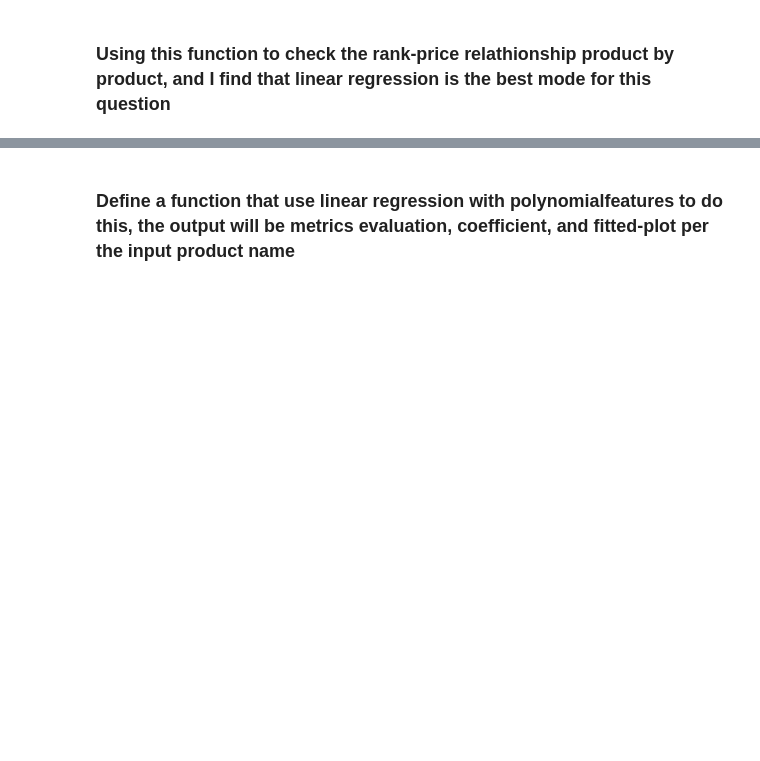
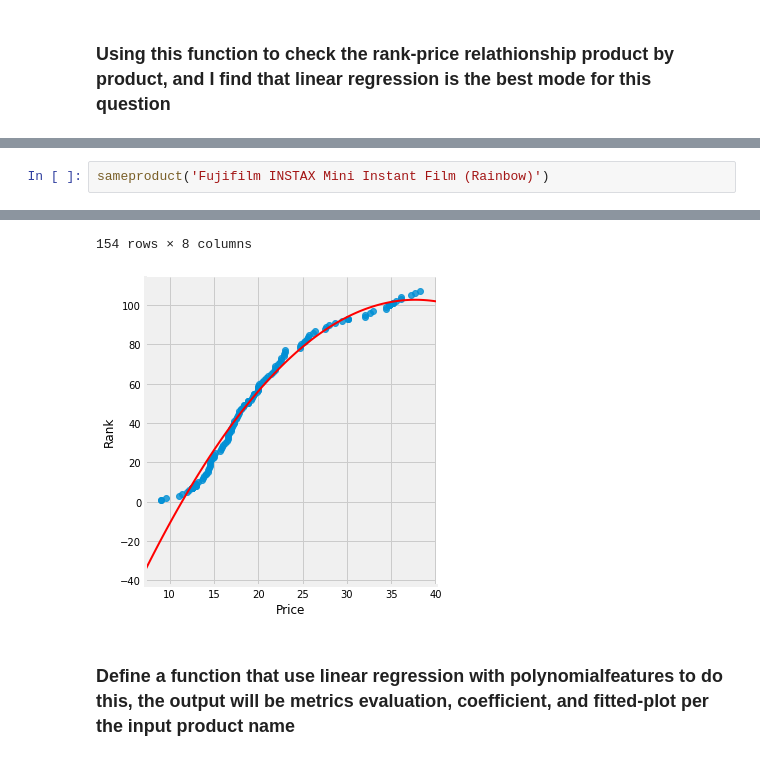
Before and after one commit to lzy3691101/final_project, a Jupyter notebook: part 4/Amazon Pricing Data - part 4.ipynb, the cells around one changed output, grey strips where cells are left out. Cells and saved outputs as stored; diff of their text form; blank space fills up the shorter version.

```diff
--- a/part 4/Amazon Pricing Data - part 4.ipynb
+++ b/part 4/Amazon Pricing Data - part 4.ipynb
@@ -289,0 +275,3 @@ sameproduct('Vortex Optics Diamondback 8x42 Roof Prism Binocular')
+# %%
+sameproduct('Fujifilm INSTAX Mini Instant Film (Rainbow)')
+# %% [output]
@@ -290,3 +295,5 @@ sameproduct('Vortex Optics Diamondback 8x42 Roof Prism Binocular')
+154 rows × 8 columns
+[figure, added]
 # %% [markdown]
 ### Define a function that use linear regression with polynomialfeatures to do this, the output will be metrics evaluation, coefficient, and fitted-plot per the input product name
 # %%
```
Also changed, not shown: parts of 17 cells of this notebook, 1 other file.
